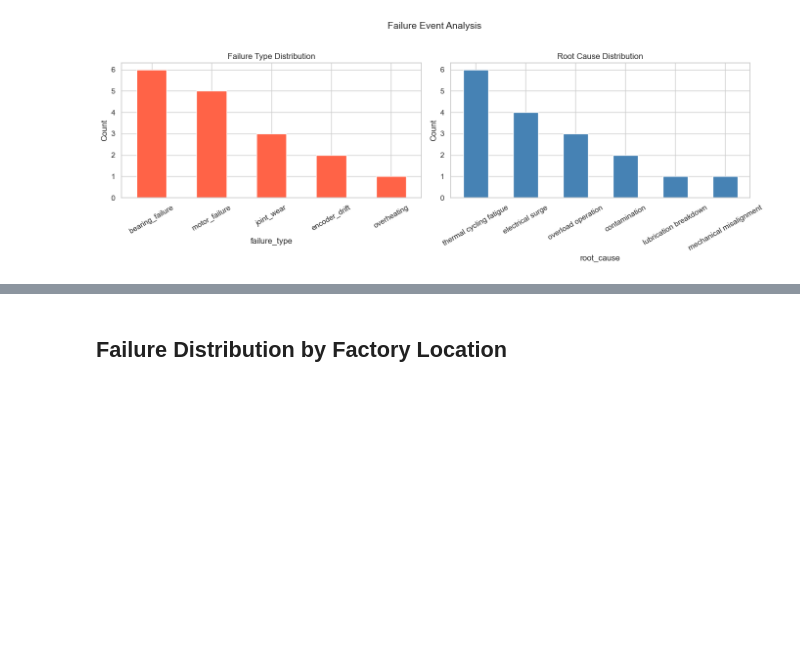
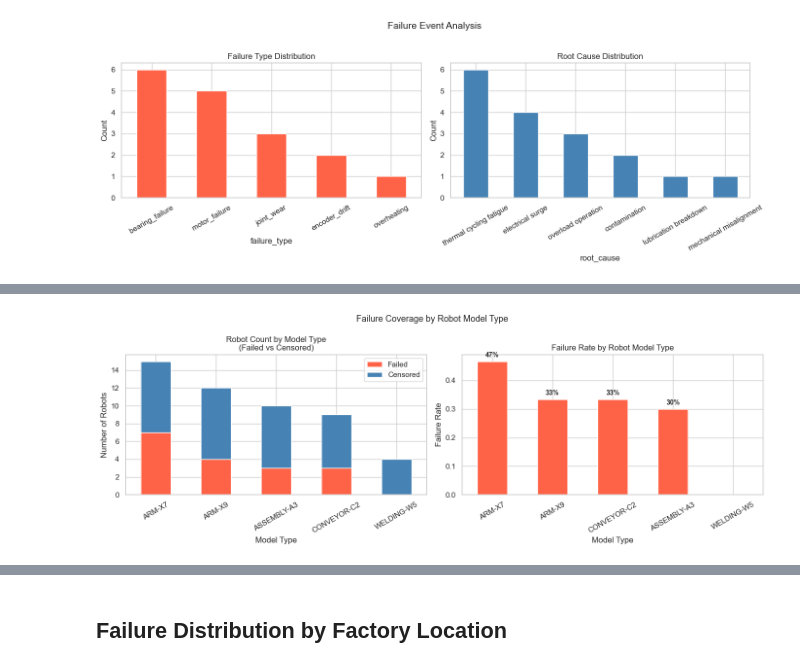
Before and after one commit to OluwamuyiwaJaiyeola/rul-predictive-maintenance, a Jupyter notebook: notebooks/01_eda.ipynb, the cells around one changed output, grey strips where cells are left out. Cells and saved outputs as stored; diff of their text form; code cells hidden in the pictures; blank space fills up the shorter version.

Commit message:
phase-1: add failure coverage by model type phase-2: data engineering complete, RUL labels, processed datasets saved

```diff
--- a/notebooks/01_eda.ipynb
+++ b/notebooks/01_eda.ipynb
@@ -416,0 +439,81 @@ Name: count, dtype: int64
+# %%
+# Failure coverage by robot model type
+# Merge failure events with robot metadata to get model type per failure
+failure_with_model = failure_df.merge(
+    robot_df[["robot_id", "model_type"]],
+    on="robot_id",
+    how="left"
+)
+
+# Count failures per model type
+failures_by_model = failure_with_model["model_type"].value_counts()
+
+# Count total robots per model type
+total_by_model = robot_df["model_type"].value_counts()
+
+# Build summary table
+model_summary = pd.DataFrame({
+    "total_robots"   : total_by_model,
+    "failure_robots" : failures_by_model
+}).fillna(0).astype({"failure_robots": int})
+
+model_summary["censored_robots"] = (
+    model_summary["total_robots"] - model_summary["failure_robots"]
+)
+model_summary["failure_rate"] = (
+    model_summary["failure_robots"] / model_summary["total_robots"]
+).round(3)
+
+print("Failure Coverage by Robot Model Type")
+display(model_summary.sort_values("failure_robots", ascending=False))
+
+# Visualisation
+
+fig, axes = plt.subplots(1, 2, figsize=(14, 5))
+
+# Left: stacked bar showing failed vs censored per model type
+model_summary[["failure_robots", "censored_robots"]].sort_values(
+    "failure_robots", ascending=False
+).plot(
+    kind="bar",
+    stacked=True,
+    ax=axes[0],
+    color=["tomato", "steelblue"],
+    edgecolor="white"
+)
+axes[0].set_title("Robot Count by Model Type\n(Failed vs Censored)")
+axes[0].set_xlabel("Model Type")
+axes[0].set_ylabel("Number of Robots")
+axes[0].tick_params(axis="x", rotation=30)
+axes[0].legend(["Failed", "Censored"])
+
+# Right: failure rate per model type
+model_summary["failure_rate"].sort_values(ascending=False).plot(
+    kind="bar",
+    ax=axes[1],
+    color=["tomato" if v > 0 else "lightgrey"
+           for v in model_summary["failure_rate"].sort_values(ascending=False)],
+    edgecolor="white"
+)
+axes[1].set_title("Failure Rate by Robot Model Type")
+axes[1].set_xlabel("Model Type")
+axes[1].set_ylabel("Failure Rate")
+axes[1].tick_params(axis="x", rotation=30)
+
+# Annotate bars with percentage
+for bar in axes[1].patches:
+    height = bar.get_height()
+    if height > 0:
+        axes[1].text(
+            bar.get_x() + bar.get_width() / 2,
+            height + 0.01,
+            f"{height:.0%}",
+            ha="center", va="bottom", fontsize=10, fontweight="bold"
+        )
+
+plt.suptitle("Failure Coverage by Robot Model Type", fontsize=13)
+plt.tight_layout()
+plt.savefig("../reports/figures/failure_coverage_by_model_type.png",
+            dpi=300, bbox_inches="tight")
+plt.show()
+# %% [output]
@@ -416,0 +528 @@ Name: count, dtype: int64
+[figure, added]
```
Also changed, not shown: parts of 14 cells of this notebook, 5 other files.
